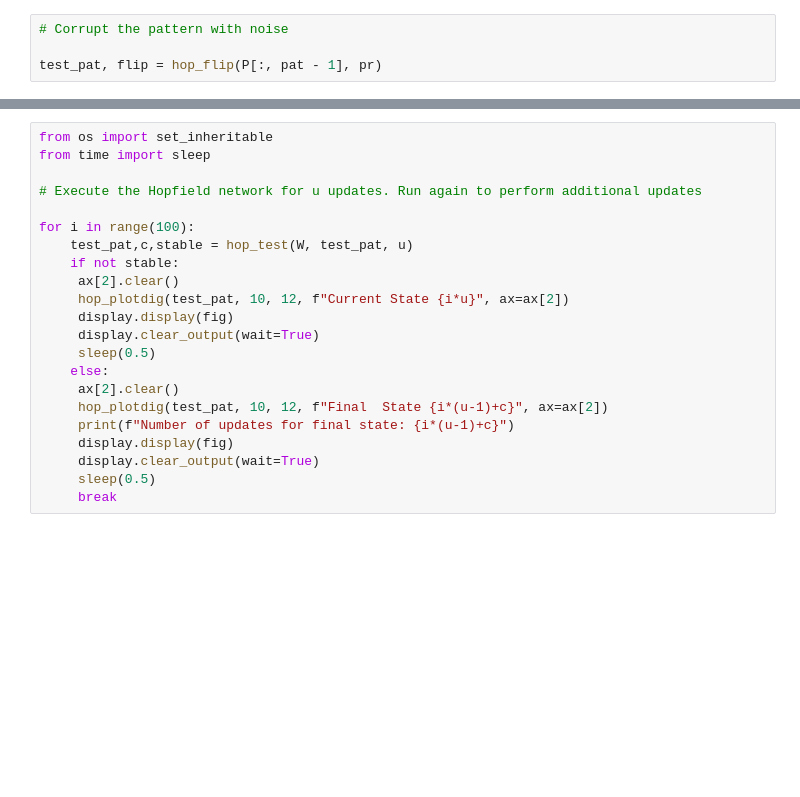
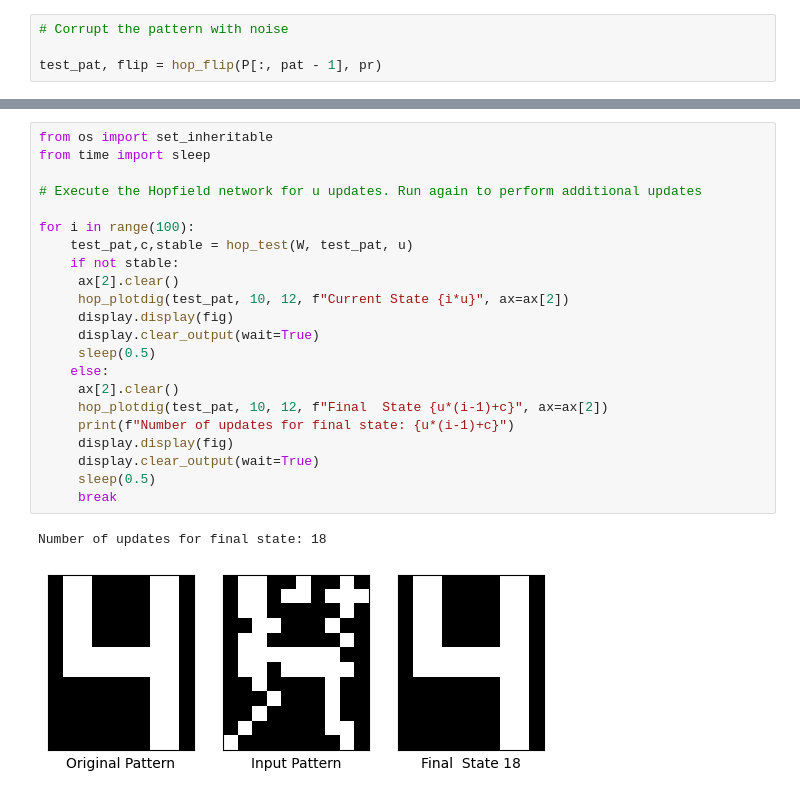
Before and after one commit to valentinagliozzi/NNCourse, a Jupyter notebook: hop_demo.ipynb, the cells around one changed output, grey strips where cells are left out. Drawn from its saved outputs; the diff is of its cells as text; blank space fills up the shorter version.

```diff
--- a/hop_demo.ipynb
+++ b/hop_demo.ipynb
@@ -167,22 +186,25 @@ hop_plotdig(test_pat, 10, 12, "Current Pattern", ax=ax[2])
 # %%
 from os import set_inheritable
 from time import sleep
 
 # Execute the Hopfield network for u updates. Run again to perform additional updates
 
 for i in range(100):
     test_pat,c,stable = hop_test(W, test_pat, u)
     if not stable:
      ax[2].clear()
      hop_plotdig(test_pat, 10, 12, f"Current State {i*u}", ax=ax[2])
      display.display(fig)
      display.clear_output(wait=True)
      sleep(0.5)
     else:
      ax[2].clear()
-     hop_plotdig(test_pat, 10, 12, f"Final  State {i*(u-1)+c}", ax=ax[2])
-     print(f"Number of updates for final state: {i*(u-1)+c}")
+     hop_plotdig(test_pat, 10, 12, f"Final  State {u*(i-1)+c}", ax=ax[2])
+     print(f"Number of updates for final state: {u*(i-1)+c}")
      display.display(fig)
      display.clear_output(wait=True)
      sleep(0.5)
      break
+# %% [output]
+Number of updates for final state: 18
+[figure, added]
```
Also changed, not shown: parts of 2 cells of this notebook.
